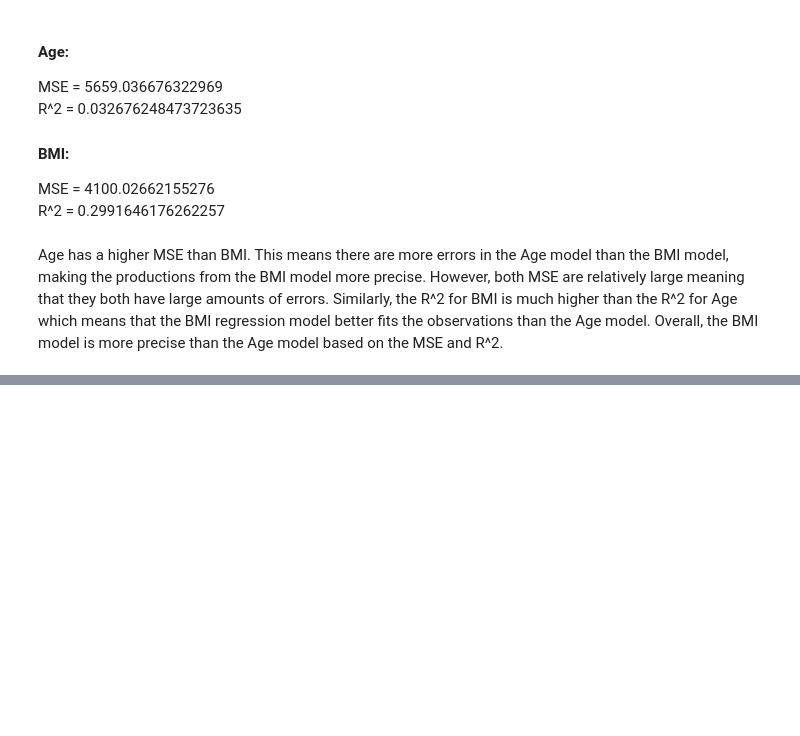
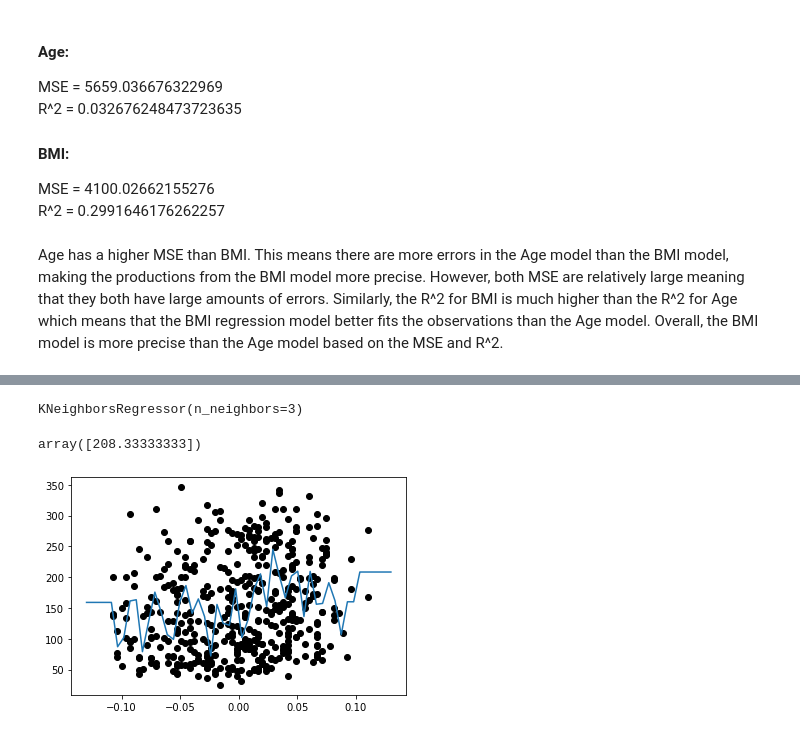
Before and after one commit to ygcha/DH150, a Jupyter notebook: Assignment2.ipynb, the cells around one changed output, grey strips where cells are left out. Cells and saved outputs as stored; diff of their text form; code cells hidden in the pictures; blank space fills up the shorter version.

```diff
--- a/Assignment2.ipynb
+++ b/Assignment2.ipynb
@@ -453,0 +466,5 @@ Age has a higher MSE than BMI. This means there are more errors in the Age model
+# %%
+x_knn = df2[['Age']]
+y_knn = df2['Target']
+
+df2.plot.scatter(x='Age', y='Target', title='Scatterplot of Age and Target');
@@ -453,0 +473,12 @@ Age has a higher MSE than BMI. This means there are more errors in the Age model
+# %%
+import sklearn.neighbors
+
+# Select a 3-Nearest Neighbors regression model
+model = sklearn.neighbors.KNeighborsRegressor(n_neighbors=3)
+# %%
+x_knn = df2['Age'].values.reshape(-1, 1)
+# %%
+# Train the model
+model.fit(x_knn,y_knn)
+# %% [output]
+KNeighborsRegressor(n_neighbors=3)
@@ -453,0 +488,19 @@ Age has a higher MSE than BMI. This means there are more errors in the Age model
+# %%
+# Make a prediction
+x_test = [[10]]
+model.predict(x_test)
+# %% [output]
+array([208.33333333])
+# %%
+# Visualize what the predictions are for this model
+
+plt.plot(x_knn,y_knn,'ko')
+
+x_new = np.linspace(-0.13,0.13)
+x_new = x_new.reshape(-1,1)
+y_pred = model.predict(x_new)
+plt.plot(x_new, y_pred)
+
+plt.show()
+# %% [output]
+[figure, added]
```
Also changed, not shown: parts of 47 cells of this notebook.
